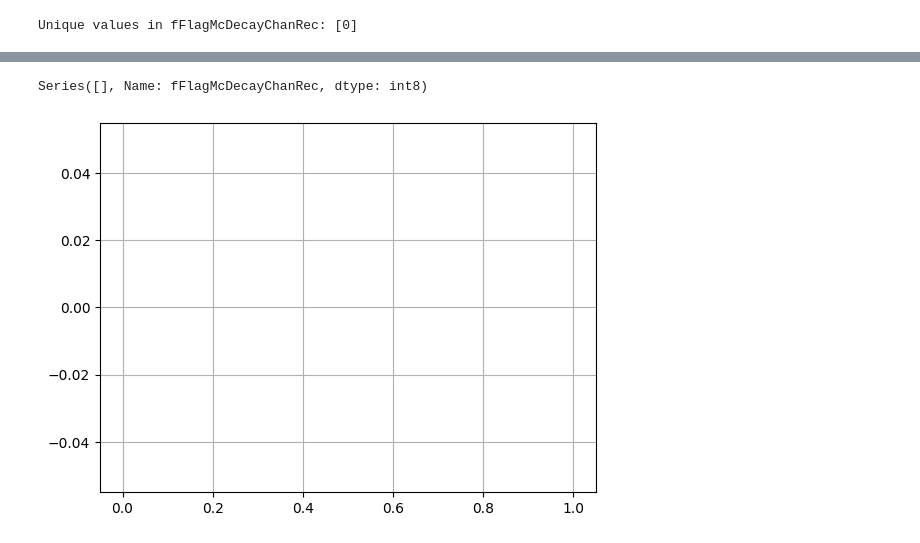
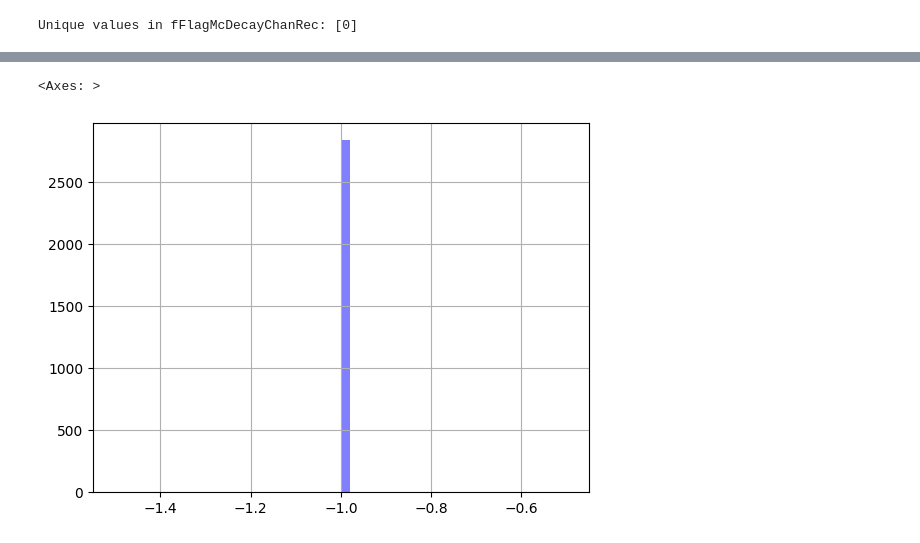
Before and after one commit to Marcellocosti/LocalTestsO2, a Jupyter notebook: dplustree/data/Trees.ipynb, the cells around one changed output, grey strips where cells are left out. Drawn from its saved outputs; the diff is of its cells as text; code cells hidden in the pictures.

```diff
--- a/dplustree/data/Trees.ipynb
+++ b/dplustree/data/Trees.ipynb
@@ -96,7 +103,5 @@ plt.show()
 # %%
-combined_df_data.query('abs(fFlagMcMatchRec) == 16')['fM'].hist(bins=8, color='blue', alpha=0.5, label='Matched')
-queried_dstars = combined_df_data.query('abs(fFlagMcMatchRec) == 16')
-print(queried_dstars['fFlagMcDecayChanRec'])
+combined_df_data['fCentrality'].hist(bins=50, color='blue', alpha=0.5, label='Matched')
 # %% [output]
-Series([], Name: fFlagMcDecayChanRec, dtype: int8)
+<Axes: >
-[figure, old version]
+[figure, new version]
```
Also changed, not shown: parts of 9 cells of this notebook, 34 other files.
